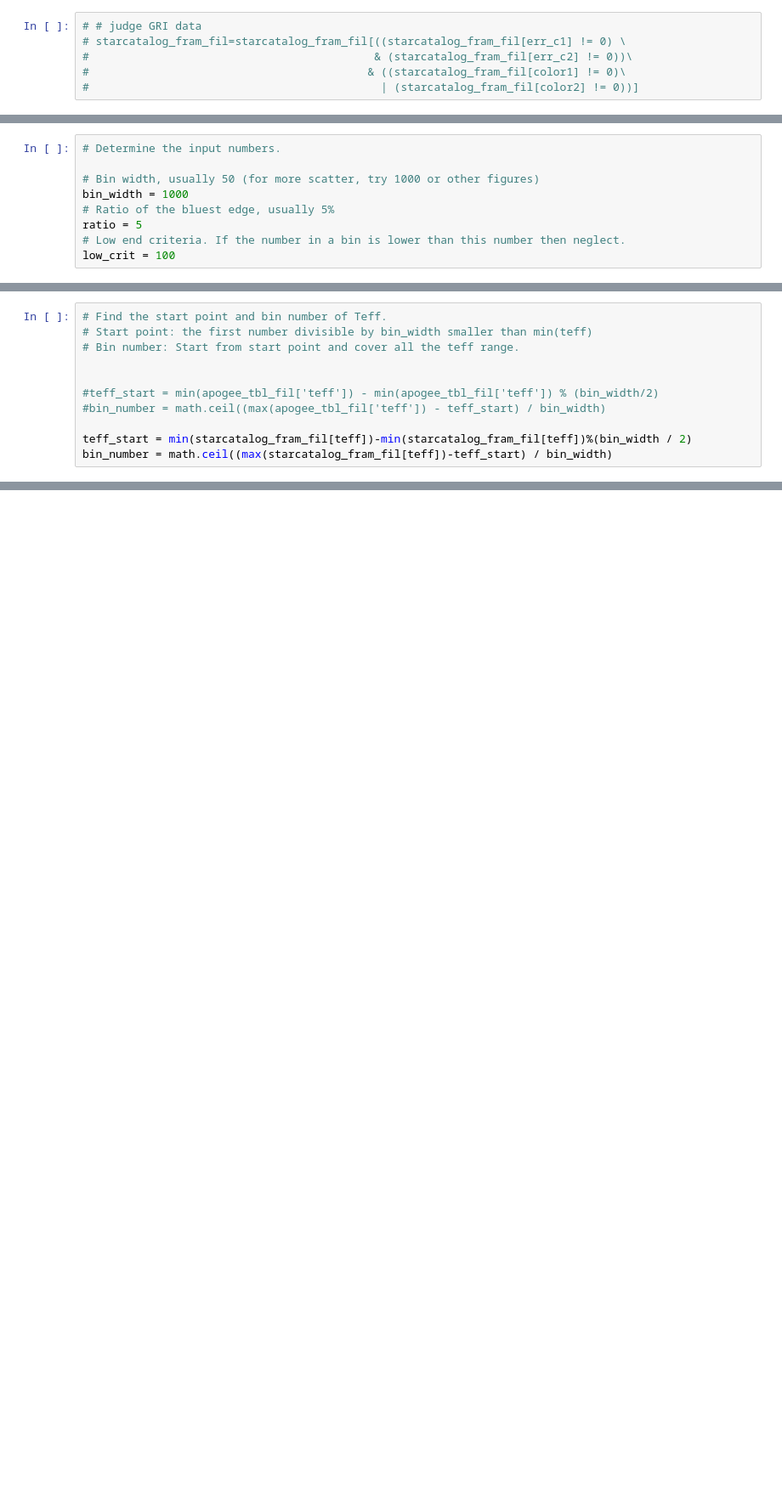
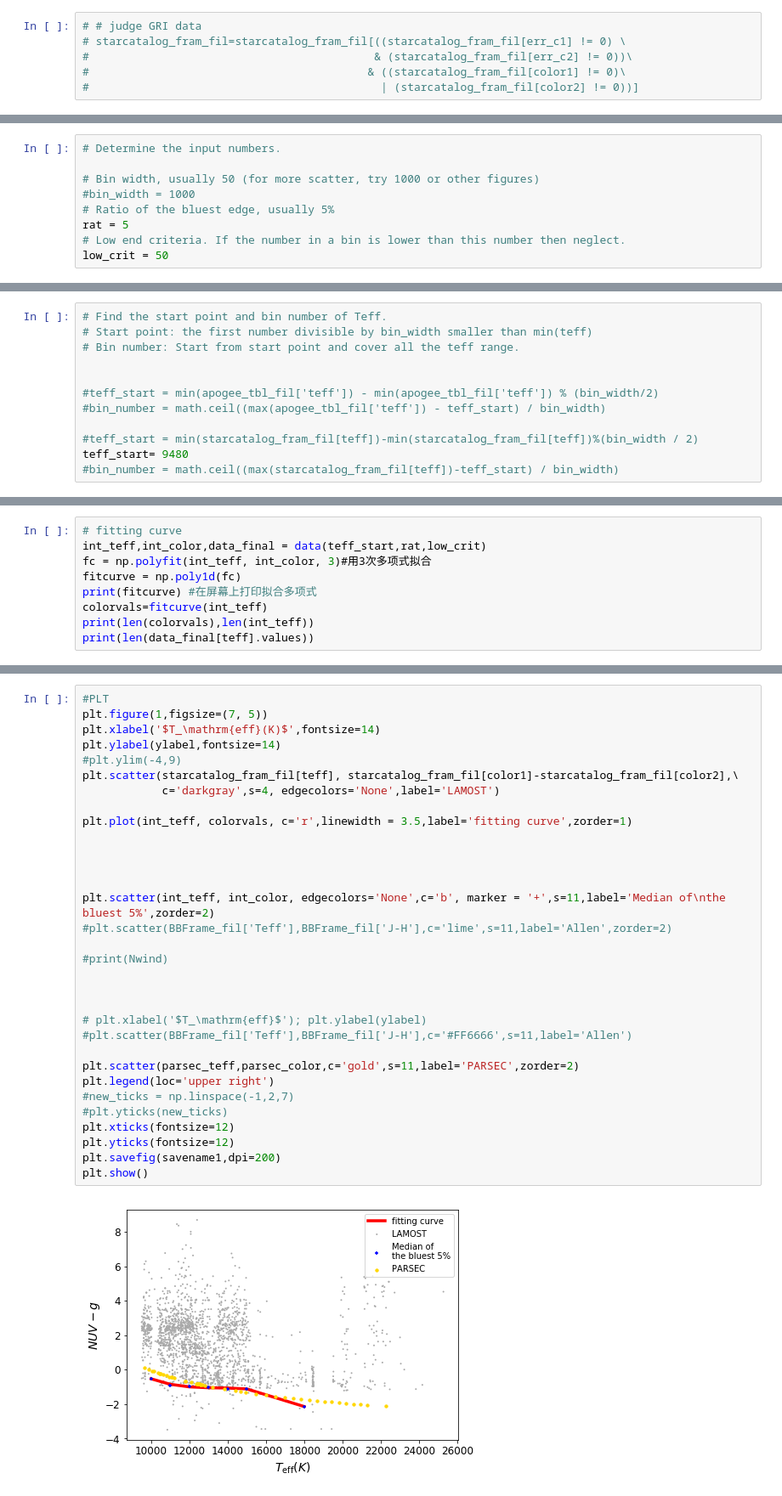
Before and after one commit to DengDingshan/OBIC_serious, a Jupyter notebook: LAMOST_fitcurve_pandas.ipynb, the cells around one changed output, grey strips where cells are left out. Shown: that part at 85% size. Saved outputs shown, nothing was run; the diff lists cells and outputs as text; blank space fills up the shorter version.

```diff
--- a/LAMOST_fitcurve_pandas.ipynb
+++ b/LAMOST_fitcurve_pandas.ipynb
@@ -119,11 +115,11 @@ print(starcatalog_fram_fil)
 # Determine the input numbers.
 
 # Bin width, usually 50 (for more scatter, try 1000 or other figures)
-bin_width = 1000
+#bin_width = 1000
 # Ratio of the bluest edge, usually 5%
-ratio = 5
+rat = 5
 # Low end criteria. If the number in a bin is lower than this number then neglect.
-low_crit = 100
+low_crit = 50
 # %%
 # input the data of Bessell. M.S. & Brett. J.M. 1988
 # BBFrame is the dataframe of the ic data
@@ -138,7 +143,8 @@ low_crit = 100
 #teff_start = min(apogee_tbl_fil['teff']) - min(apogee_tbl_fil['teff']) % (bin_width/2)
 #bin_number = math.ceil((max(apogee_tbl_fil['teff']) - teff_start) / bin_width)
 
-teff_start = min(starcatalog_fram_fil[teff])-min(starcatalog_fram_fil[teff])%(bin_width / 2)
-bin_number = math.ceil((max(starcatalog_fram_fil[teff])-teff_start) / bin_width)
+#teff_start = min(starcatalog_fram_fil[teff])-min(starcatalog_fram_fil[teff])%(bin_width / 2)
+teff_start= 9480
+#bin_number = math.ceil((max(starcatalog_fram_fil[teff])-teff_start) / bin_width)
 # %%
 #filt BBFrame
@@ -199,0 +214,9 @@ plt.show()
+# %%
+# fitting curve
+int_teff,int_color,data_final = data(teff_start,rat,low_crit)
+fc = np.polyfit(int_teff, int_color, 3)#用3次多项式拟合
+fitcurve = np.poly1d(fc)
+print(fitcurve) #在屏幕上打印拟合多项式
+colorvals=fitcurve(int_teff)
+print(len(colorvals),len(int_teff))
+print(len(data_final[teff].values))
@@ -199,0 +230,34 @@ plt.show()
+# %%
+#PLT
+plt.figure(1,figsize=(7, 5))
+plt.xlabel('$T_\mathrm{eff}(K)$',fontsize=14)
+plt.ylabel(ylabel,fontsize=14)
+#plt.ylim(-4,9)
+plt.scatter(starcatalog_fram_fil[teff], starcatalog_fram_fil[color1]-starcatalog_fram_fil[color2],\
+            c='darkgray',s=4, edgecolors='None',label='LAMOST')
+
+plt.plot(int_teff, colorvals, c='r',linewidth = 3.5,label='fitting curve',zorder=1)
+
+
+
+
+plt.scatter(int_teff, int_color, edgecolors='None',c='b', marker = '+',s=11,label='Median of\nthe bluest 5%',zorder=2)
+#plt.scatter(BBFrame_fil['Teff'],BBFrame_fil['J-H'],c='lime',s=11,label='Allen',zorder=2)
+
+#print(Nwind)
+
+
+
+# plt.xlabel('$T_\mathrm{eff}$'); plt.ylabel(ylabel)
+#plt.scatter(BBFrame_fil['Teff'],BBFrame_fil['J-H'],c='#FF6666',s=11,label='Allen')
+
+plt.scatter(parsec_teff,parsec_color,c='gold',s=11,label='PARSEC',zorder=2)
+plt.legend(loc='upper right')
+#new_ticks = np.linspace(-1,2,7)
+#plt.yticks(new_ticks)
+plt.xticks(fontsize=12)
+plt.yticks(fontsize=12)
+plt.savefig(savename1,dpi=200)
+plt.show()
+# %% [output]
+[figure, added]
```
Also changed, not shown: parts of 20 cells of this notebook, 1 other file.
